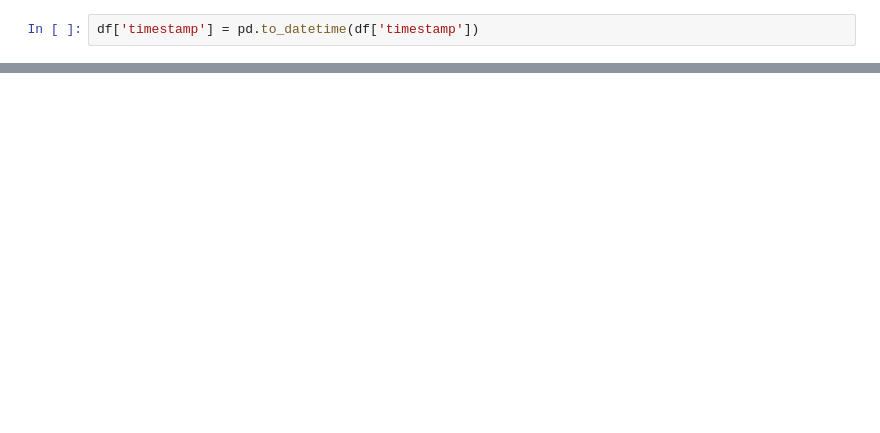
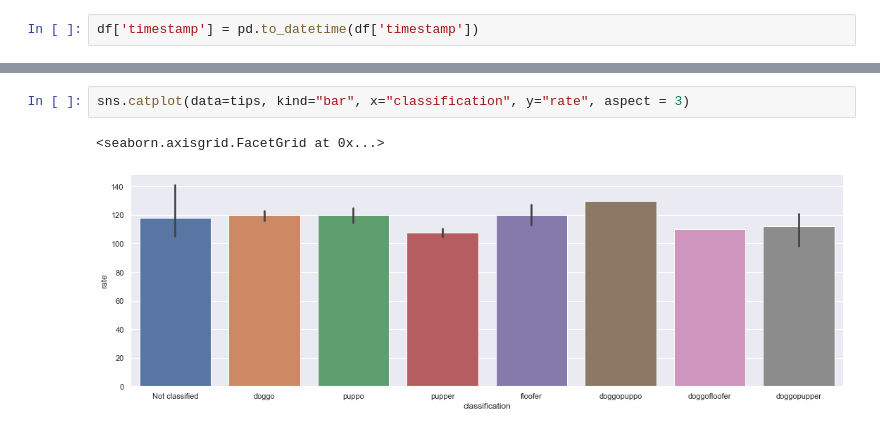
Before and after one commit to Abdelrahman-Hanafy/WeRateDogs, a Jupyter notebook: wrangle_act.ipynb, the cells around one changed output, grey strips where cells are left out. Drawn from its saved outputs; the diff is of its cells as text; blank space fills up the shorter version.

```diff
--- a/wrangle_act.ipynb
+++ b/wrangle_act.ipynb
@@ -172,0 +282,5 @@ Name: name, Length: 957, dtype: int64
+# %%
+sns.catplot(data=tips, kind="bar", x="classification", y="rate", aspect = 3)
+# %% [output]
+<seaborn.axisgrid.FacetGrid at 0x...>
+[figure, added]
```
Also changed, not shown: parts of 62 cells of this notebook, 2 other files.
